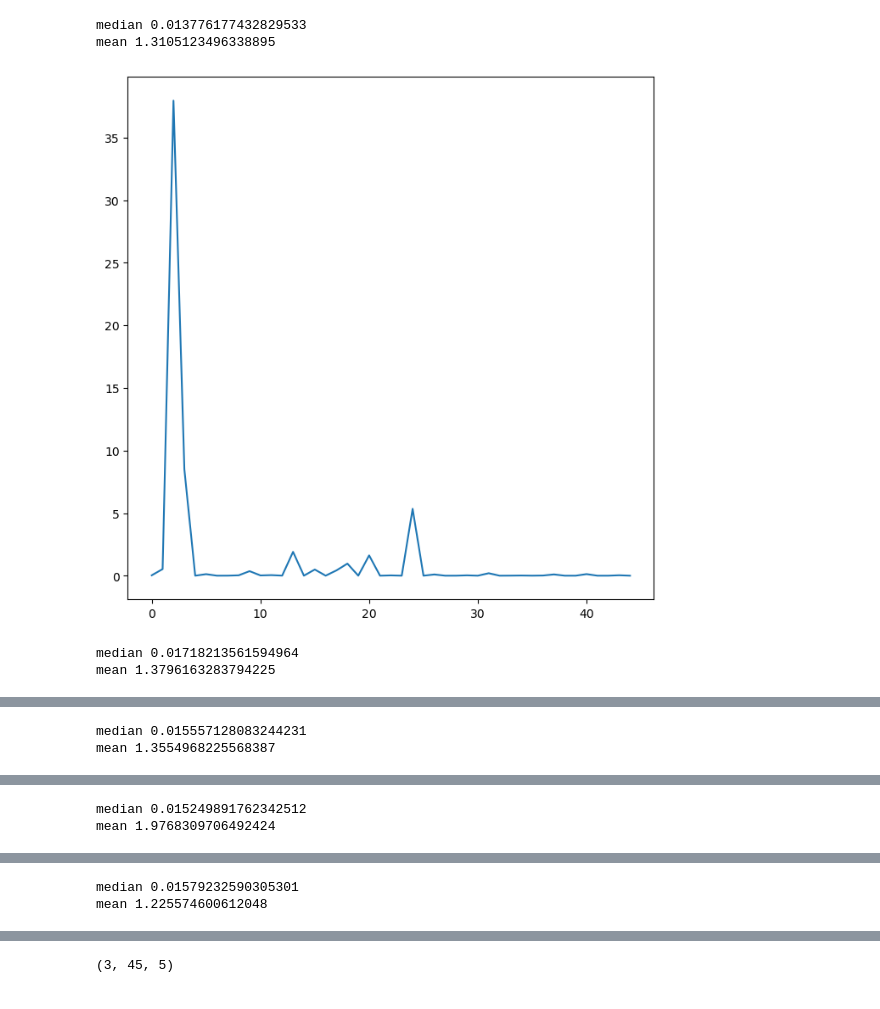
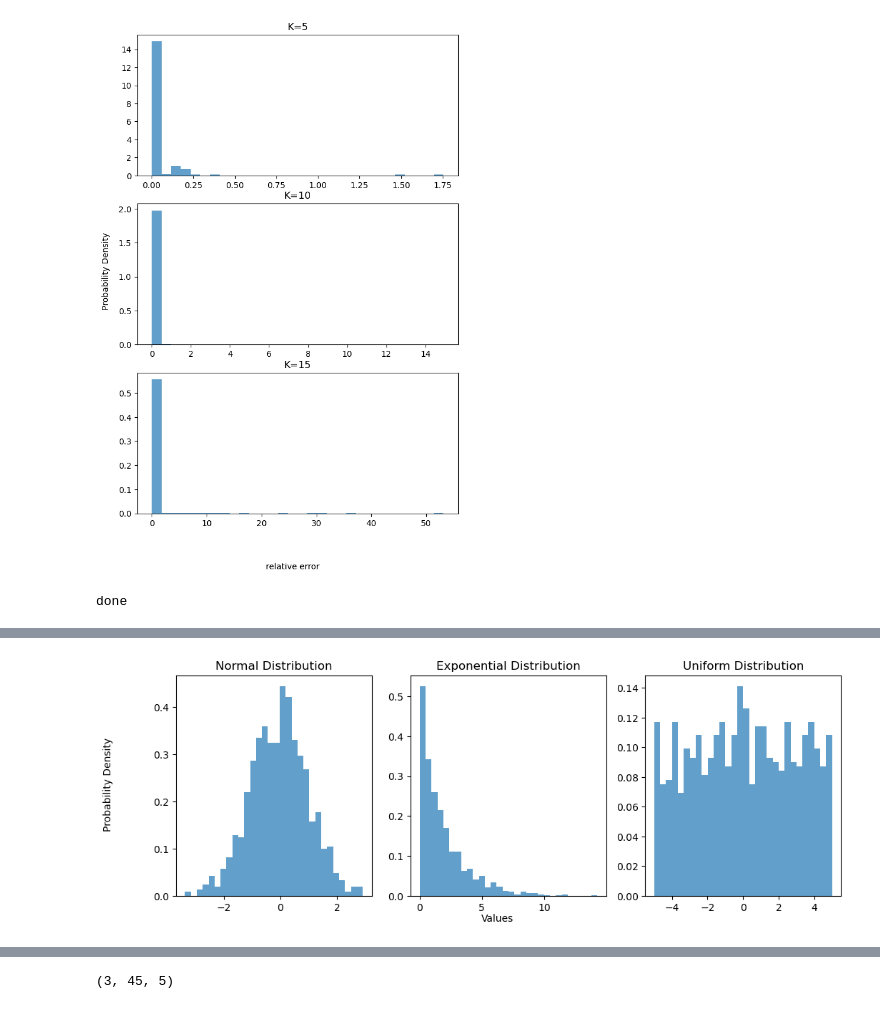
Before and after one commit to yikun-baio/LinearOPT, a Jupyter notebook: accuracy_test.ipynb, the cells around one changed output, grey strips where cells are left out. Cells and saved outputs as stored; diff of their text form; code cells hidden in the pictures.

```diff
--- a/accuracy_test.ipynb
+++ b/accuracy_test.ipynb
@@ -239,20 +220,32 @@ array([[[[0.12736189, 0.15512928, 0.13547178],
 # %%
-K=10
-opt_cost1=save_dict['K=%d,opt_cost_list'%(K)]
-opt_cost2=save_dict['K=%d,lopt_cost_list'%(K)]
-relative_error=(np.abs(opt_cost2-opt_cost1)/opt_cost1)[0,0,:,:]
+#save_dict=torch.load('experiment/performance/cost_list_K'+str(K)+ '.pt')
+#linestyle_array = ['-', '-', '--', '--', '-.', '-.']
+#ax = plt.subplot(111)
+#save_dict2=torch.load('experiment/performance/cost_list.pt')
+#save_dict2=save_dict.copy()
+fig,ax=plt.subplots(3,1,figsize=(7,3*3.5))
 
+ind=0
+for (i,K) in enumerate(K_list):
+    opt_cost1=save_dict['K=%d,opt_cost_list'%(K)]
+    opt_cost2=save_dict['K=%d,lopt_cost_list'%(K)]
+    relative_error=np.median((np.abs(opt_cost2-opt_cost1)/opt_cost1),3)
+    data=relative_error.reshape(-1)
+    hist1, bins1 = np.histogram(data, bins=30, density=True)
+    ax[i].hist(data, bins=30, density=True, alpha=0.7)
 
+    # Add titles to each subplot
+    ax[i].set_title('K=%d'%K)
 
-for i in range(5):
-    print('median',np.median(relative_error[:,i]))
-    print('mean',relative_error[:,i].mean())
-    fig,ax=plt.subplots(1,1,figsize=(8,8))
-    ax.plot(relative_error[:,i])
-    plt.show()
+fig.text(0.5, 0.02, 'relative error', ha='center')
+fig.text(0.04, 0.5, 'Probability Density', va='center', rotation='vertical')
+
+#plt.subplots_adjust(wspace=0, hspace=0.01)
+plt.savefig('experiment/Rebuttal/error_histgram.png',format="png",dpi=800,bbox_inches='tight')
+plt.show()
+#plt.close()
+
+print('done')
 # %% [output]
+[figure, new version]
-median 0.013776177432829533
-mean 1.3105123496338895
+done
-[figure, old version]
-median 0.01718213561594964
-mean 1.3796163283794225
@@ -260,2 +251,0 @@ mean 1.3796163283794225
-median 0.015557128083244231
-mean 1.3554968225568387
@@ -263,2 +251,0 @@ mean 1.3554968225568387
-median 0.015249891762342512
-mean 1.9768309706492424
@@ -266,2 +251,0 @@ mean 1.9768309706492424
-median 0.01579232590305301
-mean 1.225574600612048
@@ -268,0 +252,32 @@ mean 1.225574600612048
+# %%
+# Create three arrays with random data
+data1 = np.random.normal(loc=0, scale=1, size=1000)
+data2 = np.random.exponential(scale=2, size=1000)
+data3 = np.random.uniform(low=-5, high=5, size=1000)
+
+# Normalize the histograms to show probability density
+#hist1, bins1 = np.histogram(data1, bins=30, density=True)
+#hist2, bins2 = np.histogram(data2, bins=30, density=True)
+#hist3, bins3 = np.histogram(data3, bins=30, density=True)
+
+# Create the plot with three subplots
+fig, axs = plt.subplots(1, 3, figsize=(12, 4))
+
+# Plot the histograms in each subplot
+axs[0].hist(data1, bins=30, density=True, alpha=0.7)
+axs[0].set_title('Normal Distribution')
+
+axs[1].hist(data2, bins=30, density=True, alpha=0.7)
+axs[1].set_title('Exponential Distribution')
+
+axs[2].hist(data3, bins=30, density=True, alpha=0.7)
+axs[2].set_title('Uniform Distribution')
+
+# Set common x and y axis labels
+fig.text(0.5, 0.02, 'Values', ha='center')
+fig.text(0.04, 0.5, 'Probability Density', va='center', rotation='vertical')
+
+# Show the plot
+plt.show()
+# %% [output]
+[figure, added]
```
Also changed, not shown: parts of 7 cells of this notebook, 7 other files.
